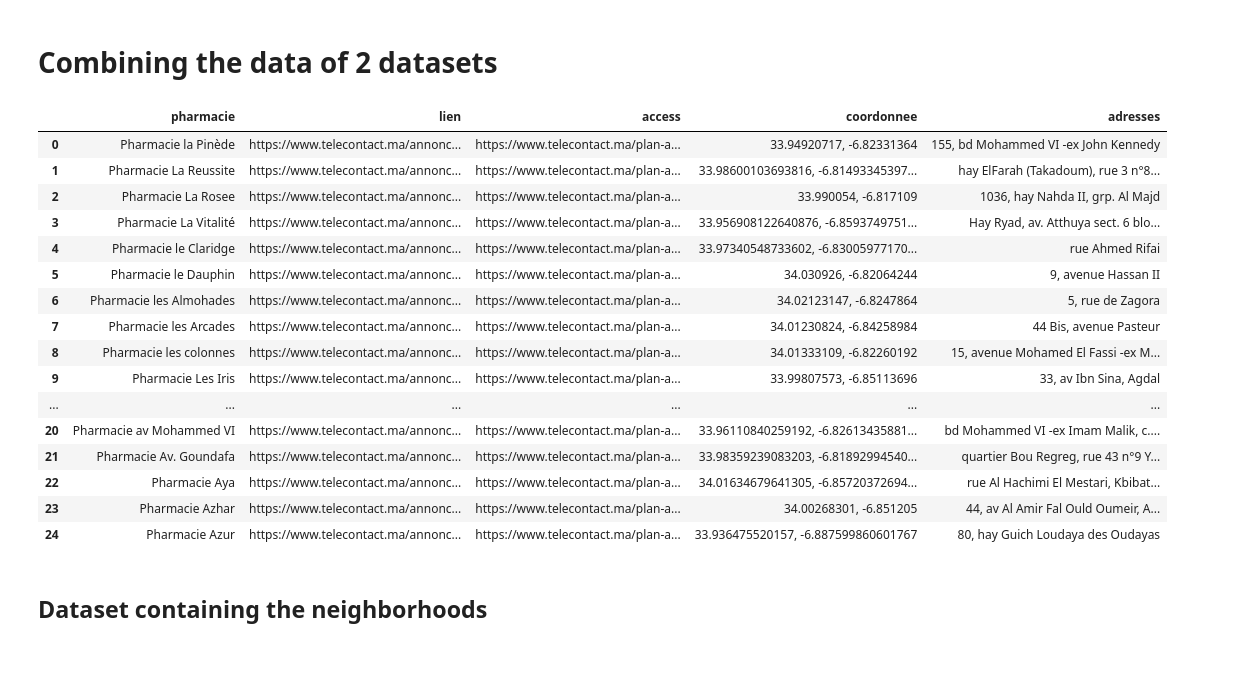
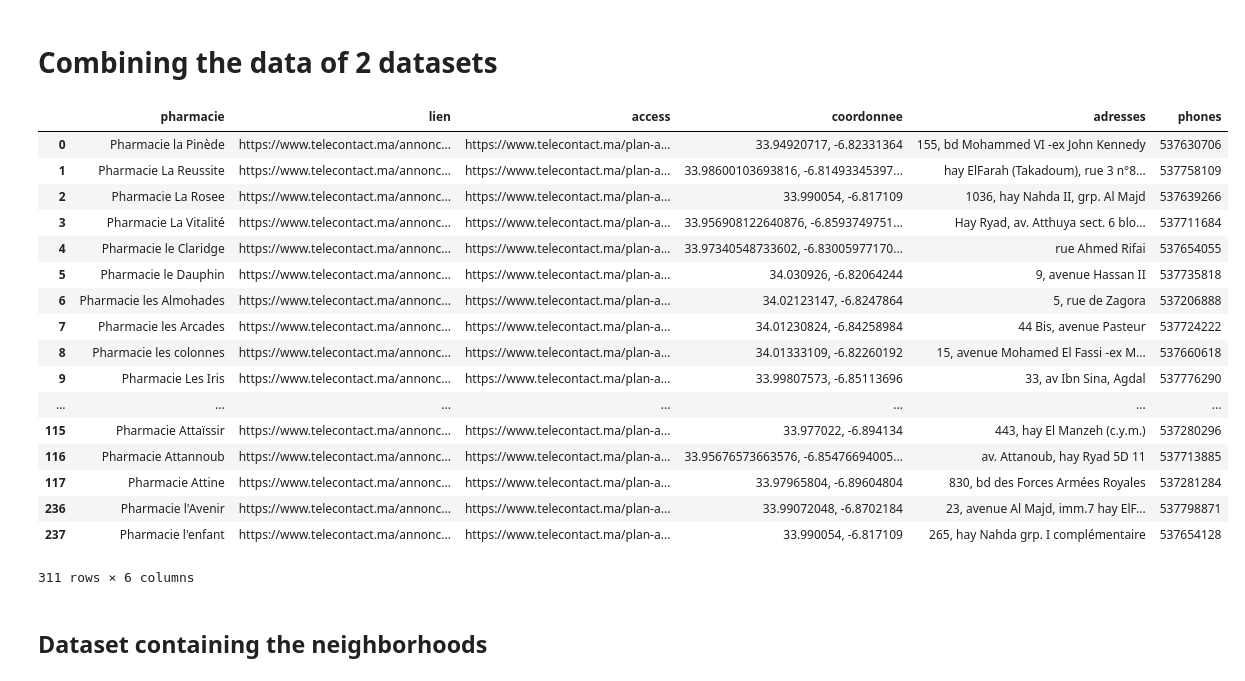
Before and after one commit to chikoungoun/Scraping, a Jupyter notebook: Pharmacies de garde/Rabat/Telecontact/Data cohesion/Combining adresses and Neighborhoods.ipynb, the cells around one changed output. Cells and saved outputs as stored; diff of their text form; code cells hidden in the pictures.

```diff
--- a/Pharmacies de garde/Rabat/Telecontact/Data cohesion/Combining adresses and Neighborhoods.ipynb
+++ b/Pharmacies de garde/Rabat/Telecontact/Data cohesion/Combining adresses and Neighborhoods.ipynb
@@ -5,25 +5,26 @@ import pandas as pd
 # %%
 df = pd.read_csv('pdg_rabat.csv',delimiter=';',index_col=0)
 # %%
-df.head(25)
+df
 # %% [output]
-|  | pharmacie | lien | access | coordonnee | adresses |
-| 0 | Pharmacie la Pinède | https://www.telecontact.ma/annonc... | https://www.telecontact.ma/plan-a... | 33.94920717, -6.82331364 | 155, bd Mohammed VI -ex John Kennedy |
-| 1 | Pharmacie La Reussite | https://www.telecontact.ma/annonc... | https://www.telecontact.ma/plan-a... | 33.98600103693816, -6.81493345397... | hay ElFarah (Takadoum), rue 3 n°8... |
-| 2 | Pharmacie La Rosee | https://www.telecontact.ma/annonc... | https://www.telecontact.ma/plan-a... | 33.990054, -6.817109 | 1036, hay Nahda II, grp. Al Majd |
-| 3 | Pharmacie La Vitalité | https://www.telecontact.ma/annonc... | https://www.telecontact.ma/plan-a... | 33.956908122640876, -6.8593749751... | Hay Ryad, av. Atthuya sect. 6 blo... |
-| 4 | Pharmacie le Claridge | https://www.telecontact.ma/annonc... | https://www.telecontact.ma/plan-a... | 33.97340548733602, -6.83005977170... | rue Ahmed Rifai |
-| 5 | Pharmacie le Dauphin | https://www.telecontact.ma/annonc... | https://www.telecontact.ma/plan-a... | 34.030926, -6.82064244 | 9, avenue Hassan II |
-| 6 | Pharmacie les Almohades | https://www.telecontact.ma/annonc... | https://www.telecontact.ma/plan-a... | 34.02123147, -6.8247864 | 5, rue de Zagora |
-| 7 | Pharmacie les Arcades | https://www.telecontact.ma/annonc... | https://www.telecontact.ma/plan-a... | 34.01230824, -6.84258984 | 44 Bis, avenue Pasteur |
-| 8 | Pharmacie les colonnes | https://www.telecontact.ma/annonc... | https://www.telecontact.ma/plan-a... | 34.01333109, -6.82260192 | 15, avenue Mohamed El Fassi -ex M... |
-| 9 | Pharmacie Les Iris | https://www.telecontact.ma/annonc... | https://www.telecontact.ma/plan-a... | 33.99807573, -6.85113696 | 33, av Ibn Sina, Agdal |
-| ... | ... | ... | ... | ... | ... |
-| 20 | Pharmacie av Mohammed VI | https://www.telecontact.ma/annonc... | https://www.telecontact.ma/plan-a... | 33.96110840259192, -6.82613435881... | bd Mohammed VI -ex Imam Malik, c.... |
-| 21 | Pharmacie Av. Goundafa | https://www.telecontact.ma/annonc... | https://www.telecontact.ma/plan-a... | 33.98359239083203, -6.81892994540... | quartier Bou Regreg, rue 43 n°9 Y... |
-| 22 | Pharmacie Aya | https://www.telecontact.ma/annonc... | https://www.telecontact.ma/plan-a... | 34.01634679641305, -6.85720372694... | rue Al Hachimi El Mestari, Kbibat... |
-| 23 | Pharmacie Azhar | https://www.telecontact.ma/annonc... | https://www.telecontact.ma/plan-a... | 34.00268301, -6.851205 | 44, av Al Amir Fal Ould Oumeir, A... |
-| 24 | Pharmacie Azur | https://www.telecontact.ma/annonc... | https://www.telecontact.ma/plan-a... | 33.936475520157, -6.887599860601767 | 80, hay Guich Loudaya des Oudayas |
+|  | pharmacie | lien | access | coordonnee | adresses | phones |
+| 0 | Pharmacie la Pinède | https://www.telecontact.ma/annonc... | https://www.telecontact.ma/plan-a... | 33.94920717, -6.82331364 | 155, bd Mohammed VI -ex John Kennedy | 537630706 |
+| 1 | Pharmacie La Reussite | https://www.telecontact.ma/annonc... | https://www.telecontact.ma/plan-a... | 33.98600103693816, -6.81493345397... | hay ElFarah (Takadoum), rue 3 n°8... | 537758109 |
+| 2 | Pharmacie La Rosee | https://www.telecontact.ma/annonc... | https://www.telecontact.ma/plan-a... | 33.990054, -6.817109 | 1036, hay Nahda II, grp. Al Majd | 537639266 |
+| 3 | Pharmacie La Vitalité | https://www.telecontact.ma/annonc... | https://www.telecontact.ma/plan-a... | 33.956908122640876, -6.8593749751... | Hay Ryad, av. Atthuya sect. 6 blo... | 537711684 |
+| 4 | Pharmacie le Claridge | https://www.telecontact.ma/annonc... | https://www.telecontact.ma/plan-a... | 33.97340548733602, -6.83005977170... | rue Ahmed Rifai | 537654055 |
+| 5 | Pharmacie le Dauphin | https://www.telecontact.ma/annonc... | https://www.telecontact.ma/plan-a... | 34.030926, -6.82064244 | 9, avenue Hassan II | 537735818 |
+| 6 | Pharmacie les Almohades | https://www.telecontact.ma/annonc... | https://www.telecontact.ma/plan-a... | 34.02123147, -6.8247864 | 5, rue de Zagora | 537206888 |
+| 7 | Pharmacie les Arcades | https://www.telecontact.ma/annonc... | https://www.telecontact.ma/plan-a... | 34.01230824, -6.84258984 | 44 Bis, avenue Pasteur | 537724222 |
+| 8 | Pharmacie les colonnes | https://www.telecontact.ma/annonc... | https://www.telecontact.ma/plan-a... | 34.01333109, -6.82260192 | 15, avenue Mohamed El Fassi -ex M... | 537660618 |
+| 9 | Pharmacie Les Iris | https://www.telecontact.ma/annonc... | https://www.telecontact.ma/plan-a... | 33.99807573, -6.85113696 | 33, av Ibn Sina, Agdal | 537776290 |
+| ... | ... | ... | ... | ... | ... | ... |
+| 115 | Pharmacie Attaïssir | https://www.telecontact.ma/annonc... | https://www.telecontact.ma/plan-a... | 33.977022, -6.894134 | 443, hay El Manzeh (c.y.m.) | 537280296 |
+| 116 | Pharmacie Attannoub | https://www.telecontact.ma/annonc... | https://www.telecontact.ma/plan-a... | 33.95676573663576, -6.85476694005... | av. Attanoub, hay Ryad 5D 11 | 537713885 |
+| 117 | Pharmacie Attine | https://www.telecontact.ma/annonc... | https://www.telecontact.ma/plan-a... | 33.97965804, -6.89604804 | 830, bd des Forces Armées Royales | 537281284 |
+| 236 | Pharmacie l'Avenir | https://www.telecontact.ma/annonc... | https://www.telecontact.ma/plan-a... | 33.99072048, -6.8702184 | 23, avenue Al Majd, imm.7 hay ElF... | 537798871 |
+| 237 | Pharmacie l'enfant | https://www.telecontact.ma/annonc... | https://www.telecontact.ma/plan-a... | 33.990054, -6.817109 | 265, hay Nahda grp. I complémentaire | 537654128 |
+311 rows × 6 columns
 # %% [markdown]
 ## Dataset containing the neighborhoods
 # %%
```
Also changed, not shown: parts of 11 cells of this notebook.
